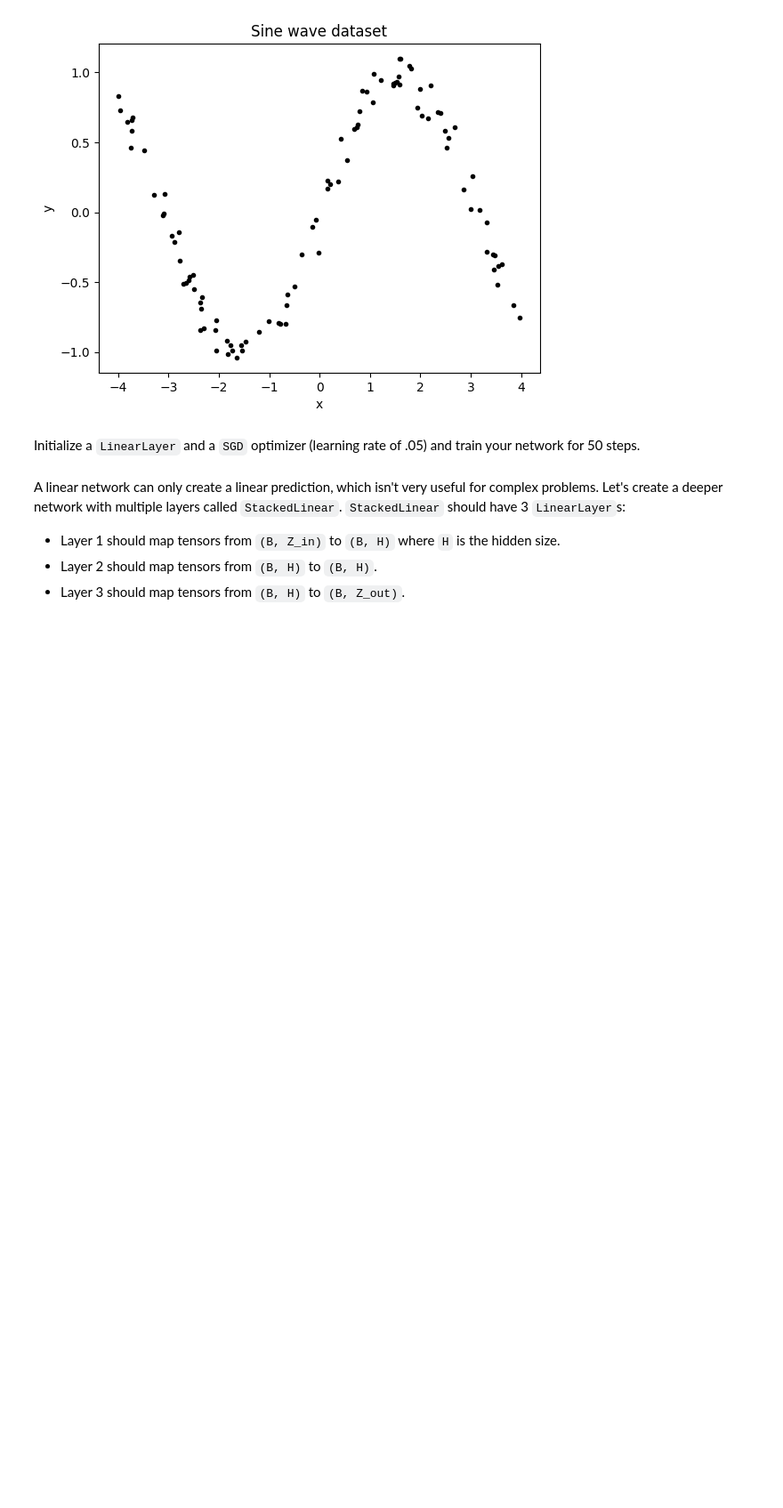
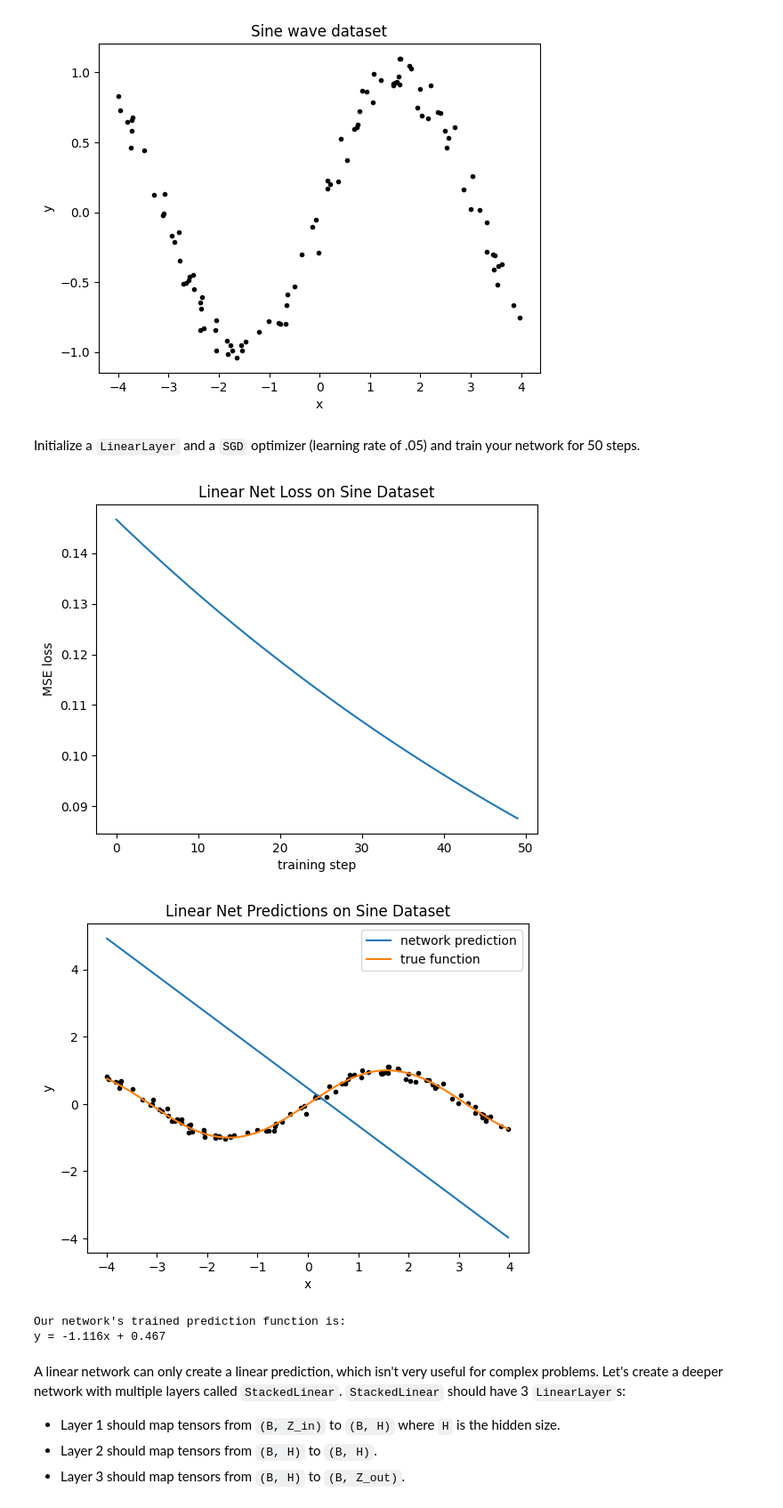
Before and after one commit to nriceusa/byu-cs474, a Jupyter notebook: lab2_modules_training.ipynb, the cells around one changed output. Shown at 89% size. Saved outputs shown, nothing was run; the diff lists cells and outputs as text; code cells hidden in the pictures; blank space fills up the shorter version.

```diff
--- a/lab2_modules_training.ipynb
+++ b/lab2_modules_training.ipynb
@@ -479,21 +474,28 @@ plot_data(sine_x, sine_y, title="Sine wave dataset")
 Initialize a `LinearLayer` and a `SGD` optimizer (learning rate of .05) and train your network for 50 steps.
 # %%
 # TODO: Initialize a LinearLayer
-linear_network = None
+linear_network = LinearLayer(1, 1)
 
 # TODO: Initialize an SGD Optimizer with learning rate of .05
+optimizer = SGD(linear_network.parameters(), lr=.05)
 
 # TODO: Train linear_network for 50 steps using your train function, store your training losses in `train_losses` for plotting
-train_losses = None
+train_losses = train(linear_network, optimizer, sine_x, sine_y, 50)
 
 # Plot your losses
 plot_loss(train_losses,"Linear Net Loss on Sine Dataset")
 
 # Plot the fit on the dataset
 plot_data(sine_x, sine_y, linear_network, gt_func=torch.sin, title="Linear Net Predictions on Sine Dataset")
+# %% [output]
+[figure, added]
+[figure, added]
 # %%
 print("Our network's trained prediction function is:")
 print("y = {:.3f}x + {:.3f}".format(linear_network.weight.data.item(), linear_network.bias.data.item()))
+# %% [output]
+Our network's trained prediction function is:
+y = -1.116x + 0.467
 # %% [markdown]
 A linear network can only create a linear prediction, which isn't very useful for complex problems. Let's create a deeper network with multiple layers called `StackedLinear`.
 `StackedLinear` should have 3 `LinearLayer`s:
```
Also changed, not shown: parts of 10 cells of this notebook.
